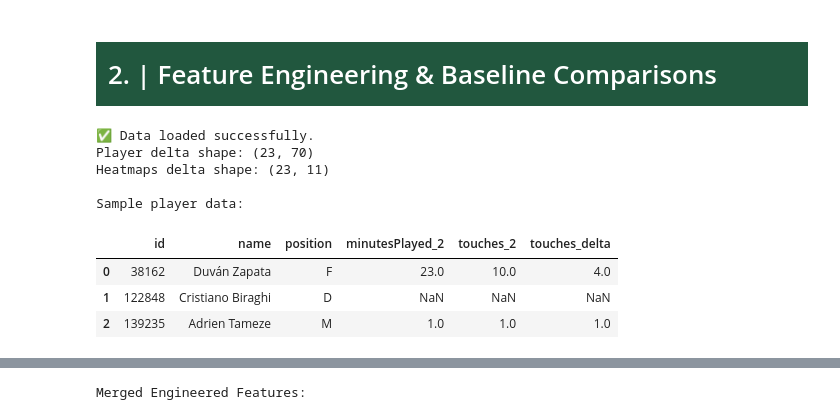
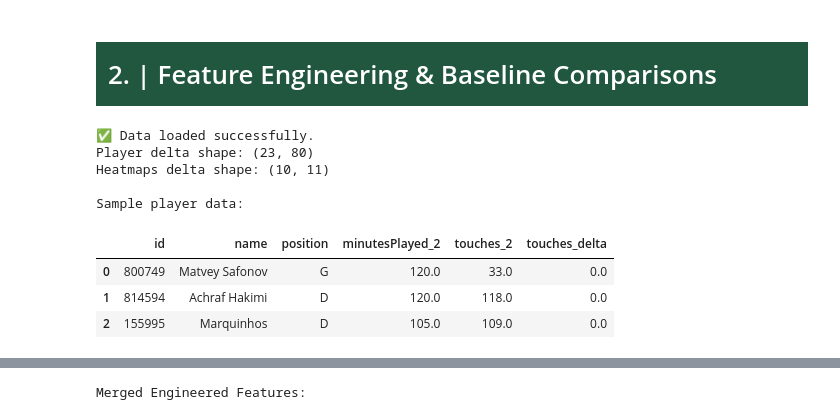
Before and after one commit to AI-Assistant-for-Football-Tactical/AI, a Jupyter notebook: in_match.ipynb, the cells around one changed output, grey strips where cells are left out. Drawn from its saved outputs; the diff is of its cells as text; code cells hidden in the pictures.

```diff
--- a/in_match.ipynb
+++ b/in_match.ipynb
@@ -343,8 +388,8 @@ def process_shotmaps(players_shotmaps1, players_shotmaps2, home: bool = True):
 def process_heatmaps(heatmap1 :json , heatmap2 : json , lineups: DataFrame):
     players_heatmaps1 = pd.json_normalize(heatmap1).fillna('[]').rename(columns = {'heatmap' : 'heatmap1'})
     players_heatmaps2 = pd.json_normalize(heatmap2).fillna('[]').rename(columns = {'heatmap' : 'heatmap2'})
-    heatmaps =  pd.merge(players_heatmaps1, players_heatmaps2, on='player_id', how='inner')
-    heatmaps = heatmaps[heatmaps['player_id'].isin(list(lineups['id'])) ]
+    heatmaps =  pd.merge(players_heatmaps1, players_heatmaps2, on='playerId', how='inner')
+    heatmaps = heatmaps[heatmaps['playerId'].isin(list(lineups['id'])) ]
 
     return heatmaps
 # %%
@@ -723,7 +768,7 @@ def heatmap_delta(heatmaps: pd.DataFrame) -> pd.DataFrame:
     """
     rows = []
     for _, row in heatmaps.iterrows():
-        pid = row["player_id"]
+        pid = row["playerId"]
         h1 = _parse_heatmap(row.get("heatmap1", "[]"))
         h2 = _parse_heatmap(row.get("heatmap2", "[]"))
 
@@ -902,12 +943,9 @@ player_delta_result, events_delta_result, heatmaps_delta_result, shotmaps_delta_
 import pandas as pd
 import numpy as np
 
-def prepare_section_two_data(work_dir, player_delta_result, heatmaps_delta_result):
+def prepare_section_two_data(lineups_stats_df, heatmaps_df , player_delta_result, heatmaps_delta_result):
 
-    # Load work data from example directory
-    work_dir = 'in_data_examples/work_data/'
-    lineups_stats_df = pd.read_csv(work_dir + 'lineups_and_stats.csv')
-    heatmaps_df = pd.read_csv(work_dir + 'heatmaps.csv')
+
 
     # Use actual results from all_deltas() or recalculate
     # player_delta_result contains: id, name, position, shared_cols + delta columns
@@ -935,40 +973,39 @@ def prepare_section_two_data(work_dir, player_delta_result, heatmaps_delta_resul
         # Fallback: create mock data
         print("WARNING: Using mock heatmap data. Real data not available.")
         heatmaps_delta = pd.DataFrame()
         heatmaps_delta['player_id'] = heatmaps_df['player_id']
         heatmaps_delta['centroid_snap1_x'] = 50.0
         heatmaps_delta['centroid_snap1_y'] = 50.0
         heatmaps_delta['centroid_snap2_x'] = 65.0
         heatmaps_delta['centroid_snap2_y'] = 55.0
         heatmaps_delta['centroid_delta_x'] = 15.0
         heatmaps_delta['centroid_delta_y'] = 5.0
 
     print("✅ Data loaded successfully.")
     print(f"Player delta shape: {player_delta.shape}")
     print(f"Heatmaps delta shape: {heatmaps_delta.shape}")
     print("\nSample player data:")
     available_cols = [c for c in ['id', 'name', 'position', 'minutesPlayed_2', 'touches_2', 'touches_delta'] if c in player_delta.columns]
     return lineups_stats_df, heatmaps_df, player_delta, heatmaps_delta
 
 # Call the function
-work_dir = 'in_data_examples/work_data/'
 lineups_stats_df, heatmaps_df, player_delta, heatmaps_delta = prepare_section_two_data(
-    work_dir, player_delta_result, heatmaps_delta_result
+    players,heatmaps ,  player_delta_result, heatmaps_delta_result
 )
 
 # Display Sample Data
 available_cols = [c for c in ['id', 'name', 'position', 'minutesPlayed_2', 'touches_2', 'touches_delta'] if c in player_delta.columns]
 player_delta[available_cols].head(3)
 # %% [output]
 ✅ Data loaded successfully.
-Player delta shape: (23, 70)
-Heatmaps delta shape: (23, 11)
+Player delta shape: (23, 80)
+Heatmaps delta shape: (10, 11)
 
 Sample player data:
 |  | id | name | position | minutesPlayed_2 | touches_2 | touches_delta |
-| 0 | 38162 | Duván Zapata | F | 23.0 | 10.0 | 4.0 |
-| 1 | 122848 | Cristiano Biraghi | D | NaN | NaN | NaN |
-| 2 | 139235 | Adrien Tameze | M | 1.0 | 1.0 | 1.0 |
+| 0 | 800749 | Matvey Safonov | G | 120.0 | 33.0 | 0.0 |
+| 1 | 814594 | Achraf Hakimi | D | 120.0 | 118.0 | 0.0 |
+| 2 | 155995 | Marquinhos | D | 105.0 | 109.0 | 0.0 |
 # %%
 def get_on_pitch_players(player_delta_df, lineups_stats_df):
     """Filter to players active in this window using touches_delta (not cumulative touches_2).
```
Also changed, not shown: parts of 11 cells of this notebook, 4 other files.
